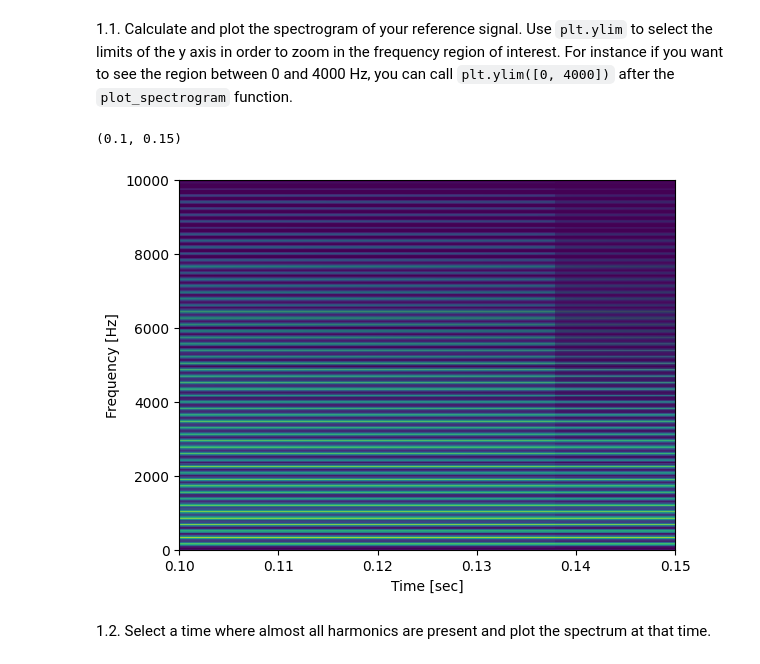
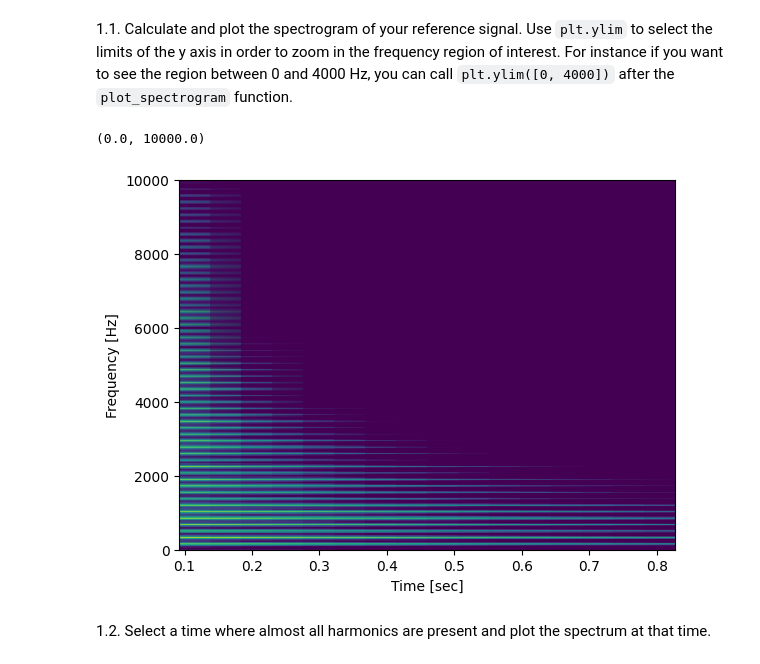
Before and after one commit to mench05/sis1_group5, a Jupyter notebook: labs/Lab3.ipynb, the cells around one changed output. Saved outputs shown, nothing was run; the diff lists cells and outputs as text; code cells hidden in the pictures.

```diff
--- a/labs/Lab3.ipynb
+++ b/labs/Lab3.ipynb
@@ -55,11 +57,10 @@ plot_spectrum_at(ff, tt, S, 0.5)
 # %%
 # Write the code here
 plot_spectrogram(ff, tt, S)
 plt.ylim([0,10000])
-plt.xlim([0.1,0.15])
 # %% [output]
-(0.1, 0.15)
+(0.0, 10000.0)
-[figure, old version]
+[figure, new version]
 # %% [markdown]
 1.2. Select a time where almost all harmonics are present and plot the spectrum at that time.
 # %%
```
Also changed, not shown: parts of 17 cells of this notebook.
